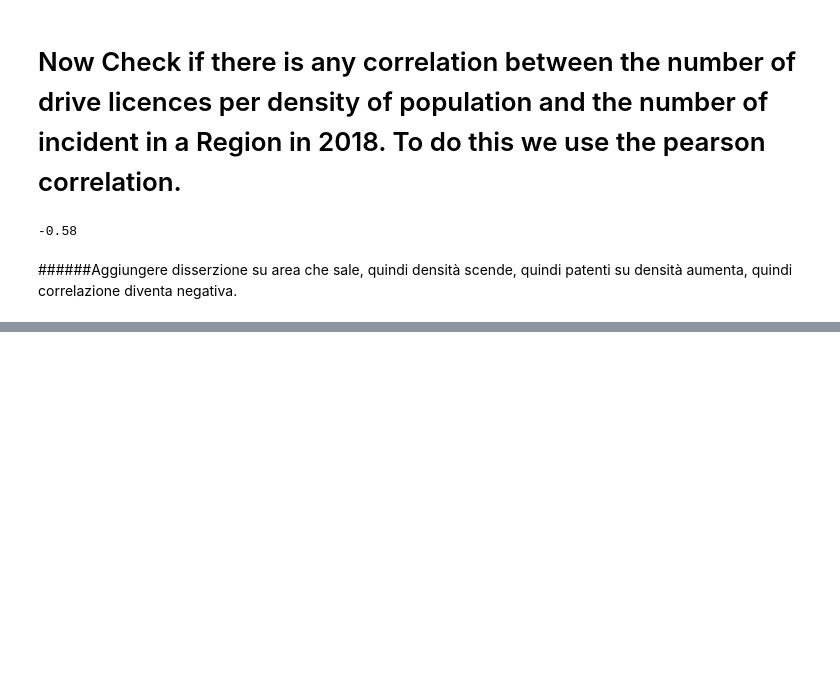
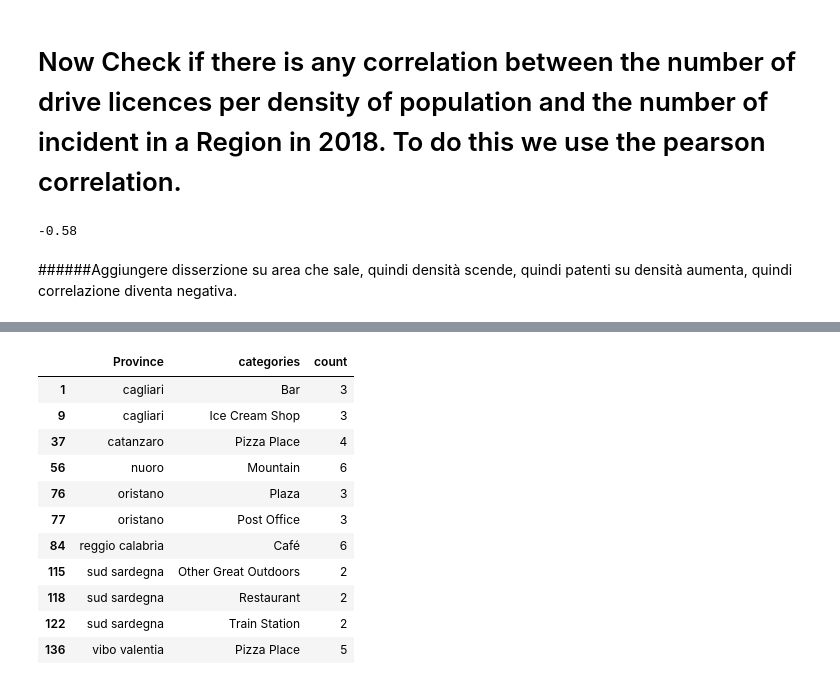
Before and after one commit to rpll94/Coursera_Capstone, a Jupyter notebook: Course10_Final_Assignment.ipynb, the cells around one changed output, grey strips where cells are left out. Cells and saved outputs as stored; diff of their text form; code cells hidden in the pictures; blank space fills up the shorter version.

```diff
--- a/Course10_Final_Assignment.ipynb
+++ b/Course10_Final_Assignment.ipynb
@@ -558,0 +638,16 @@ round(np.corrcoef(corr_df['2018'].values, corr_df['Licences per density'].values
+# %%
+# create map
+address = 'Piemonte'
+
+geolocator = Nominatim(user_agent="foursquare_agent")
+location = geolocator.geocode(address)
+latitude = location.latitude
+longitude = location.longitude
+
+map_clusters = folium.Map(location=[latitude, longitude], zoom_start=5)
+
+# set color scheme for the clusters
+x = np.arange(3)
+ys = [i + x + (i*x)**2 for i in range(3)]
+colors_array = cm.rainbow(np.linspace(0, 1, len(ys)))
+rainbow = [colors.rgb2hex(i) for i in colors_array]
@@ -558,0 +755,7 @@ round(np.corrcoef(corr_df['2018'].values, corr_df['Licences per density'].values
+# %%
+venues_df = venues_df[venues_df['categories'] != 'Unknown']
+# %%
+import ast
+result_df = venues_df.groupby(by=['Province', 'categories']).size().reset_index(name='count')  #agg(lambda x: x.value_counts())
+ultimate_df = result_df[['Province', 'count']].groupby(by=['Province']).max().reset_index()
+ultimate_df
@@ -558,0 +771,18 @@ round(np.corrcoef(corr_df['2018'].values, corr_df['Licences per density'].values
+# %%
+max_occurences_df = pd.DataFrame()
+for p, c in zip(ultimate_df['Province'], ultimate_df['count']):
+  max_occurences_df = pd.concat([max_occurences_df, result_df[(result_df['Province'] == p) & (result_df['count'] == c)]])
+max_occurences_df
+# %% [output]
+|  | Province | categories | count |
+| 1 | cagliari | Bar | 3 |
+| 9 | cagliari | Ice Cream Shop | 3 |
+| 37 | catanzaro | Pizza Place | 4 |
+| 56 | nuoro | Mountain | 6 |
+| 76 | oristano | Plaza | 3 |
+| 77 | oristano | Post Office | 3 |
+| 84 | reggio calabria | Café | 6 |
+| 115 | sud sardegna | Other Great Outdoors | 2 |
+| 118 | sud sardegna | Restaurant | 2 |
+| 122 | sud sardegna | Train Station | 2 |
+| 136 | vibo valentia | Pizza Place | 5 |
```
Also changed, not shown: parts of 17 cells of this notebook.
